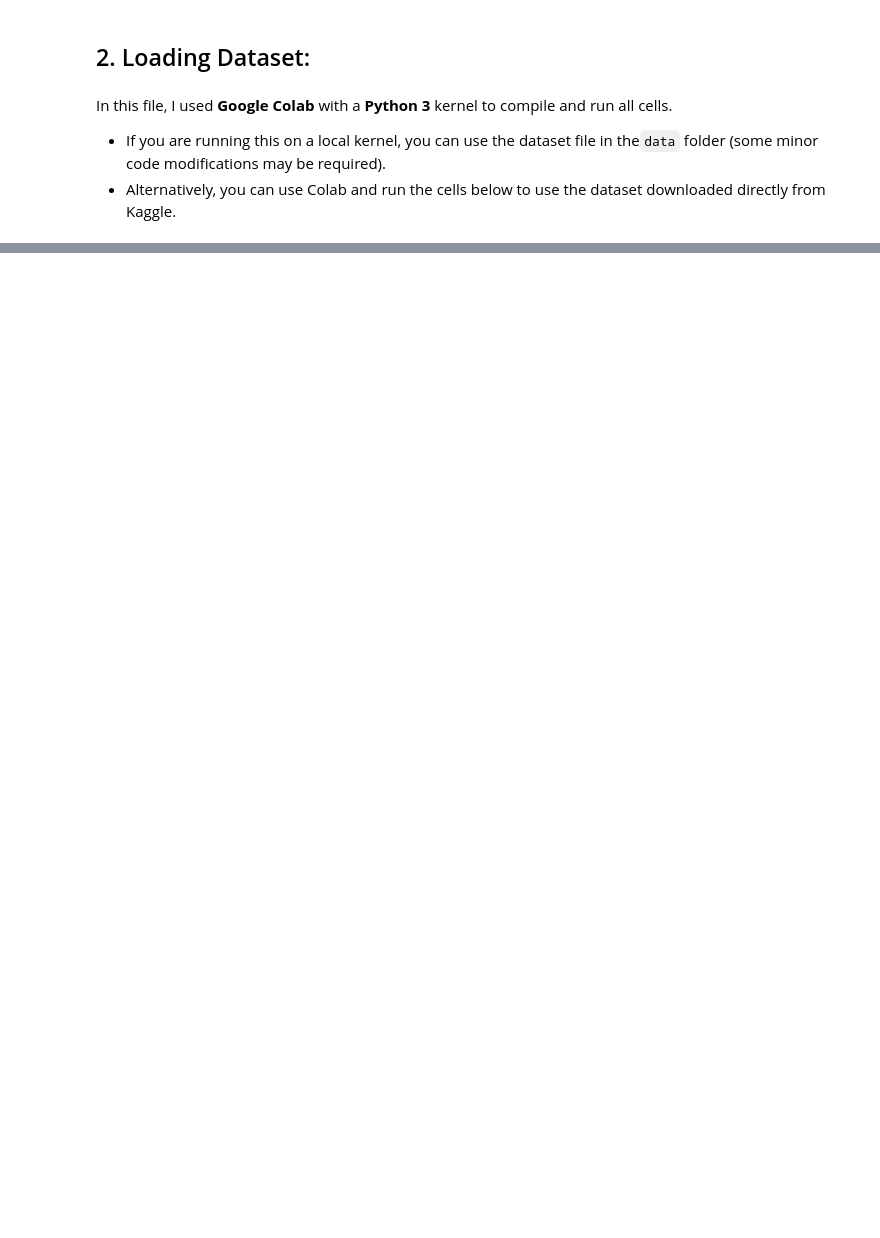
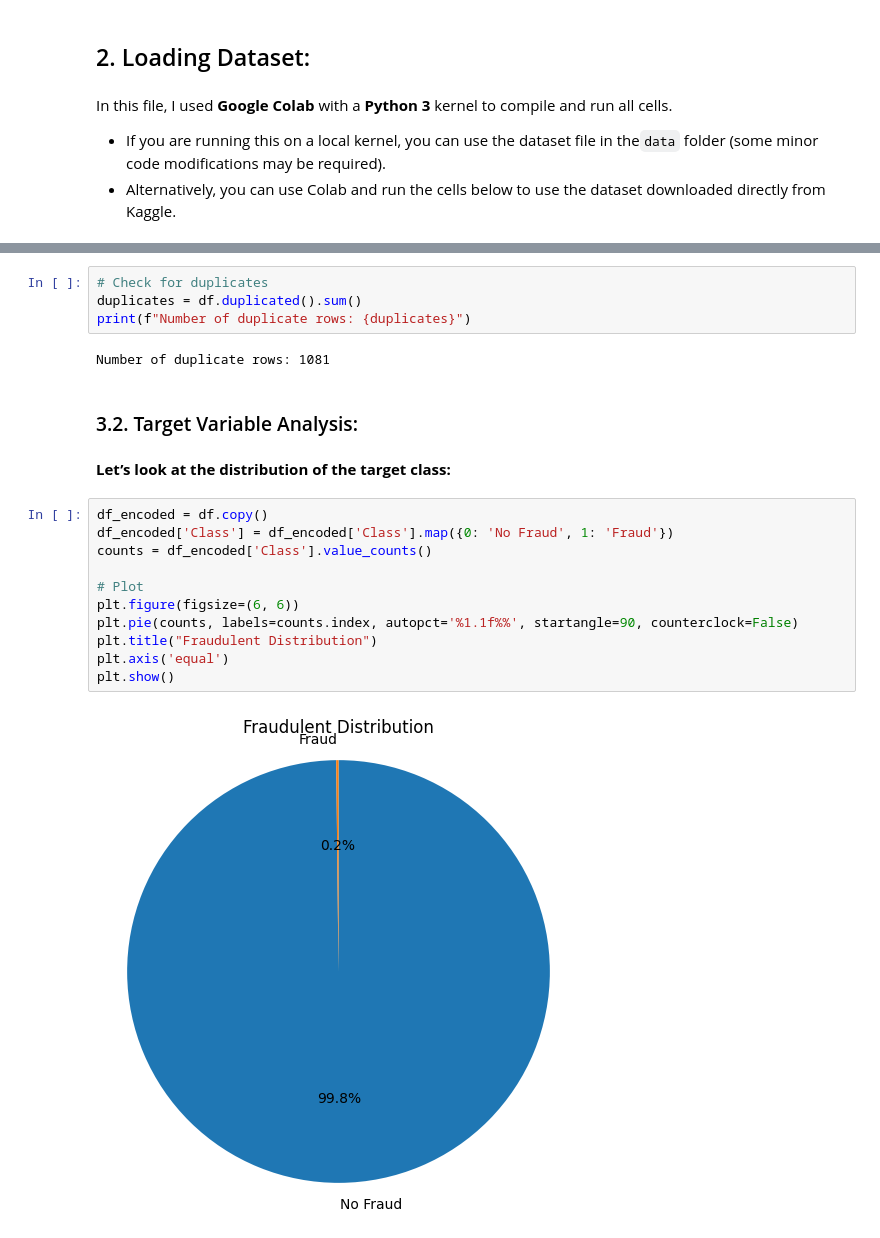
Before and after one commit to trhkimngan22/Credit-Card-Fraud-Detection, a Jupyter notebook: notebooks/eda.ipynb, the cells around one changed output, grey strips where cells are left out. Drawn from its saved outputs; the diff is of its cells as text; blank space fills up the shorter version.

```diff
--- a/notebooks/eda.ipynb
+++ b/notebooks/eda.ipynb
@@ -35,0 +97,23 @@ df.head()
+# %%
+# Check for duplicates
+duplicates = df.duplicated().sum()
+print(f"Number of duplicate rows: {duplicates}")
+# %% [output]
+Number of duplicate rows: 1081
+# %% [markdown]
+### 3.2. Target Variable Analysis:
+# %% [markdown]
+**Let’s look at the distribution of the target class:**
+# %%
+df_encoded = df.copy()
+df_encoded['Class'] = df_encoded['Class'].map({0: 'No Fraud', 1: 'Fraud'})
+counts = df_encoded['Class'].value_counts()
+
+# Plot
+plt.figure(figsize=(6, 6))
+plt.pie(counts, labels=counts.index, autopct='%1.1f%%', startangle=90, counterclock=False)
+plt.title("Fraudulent Distribution")
+plt.axis('equal')
+plt.show()
+# %% [output]
+[figure, added]
```
Also changed, not shown: parts of 30 cells of this notebook, 1 other file.
